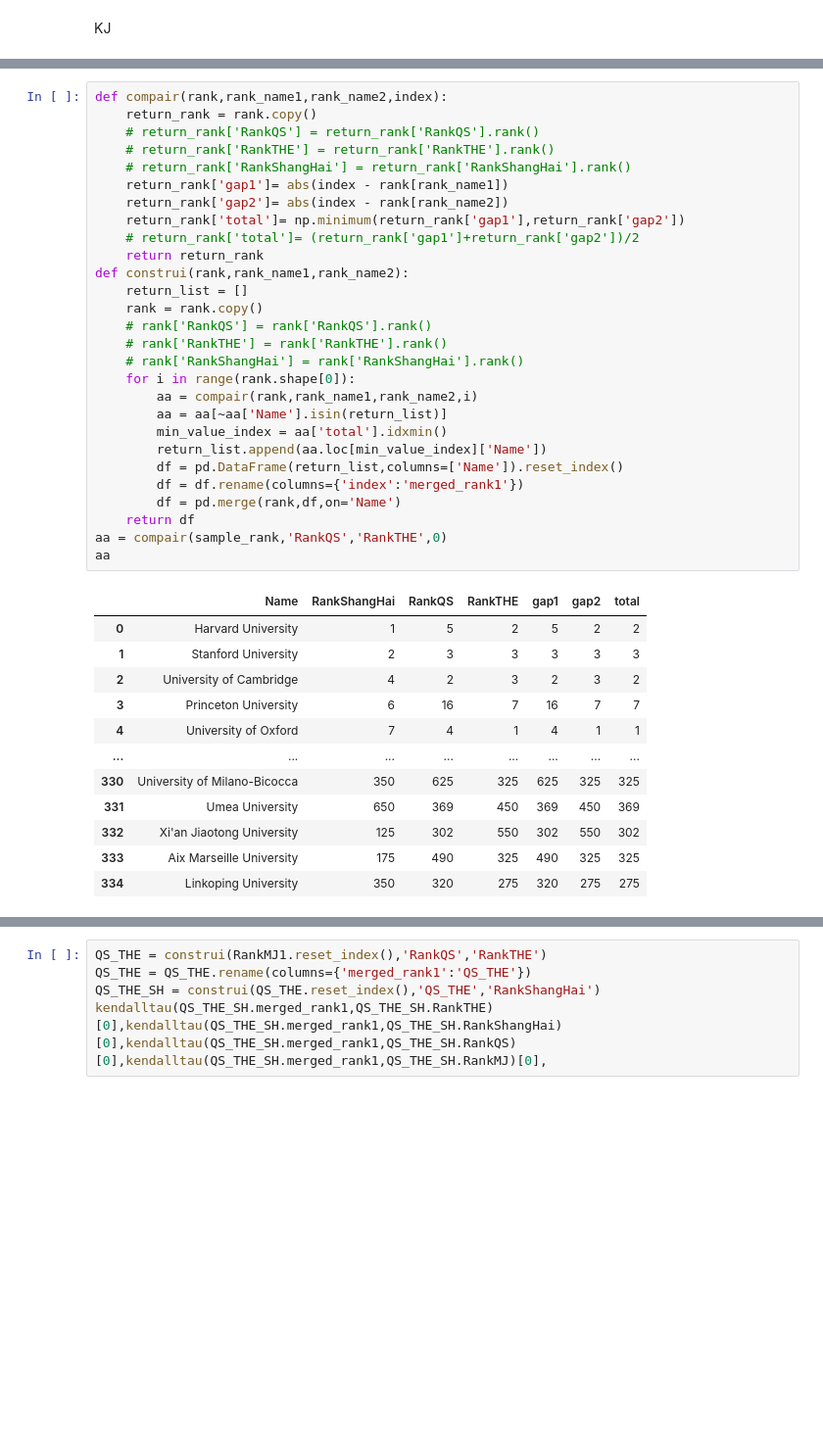
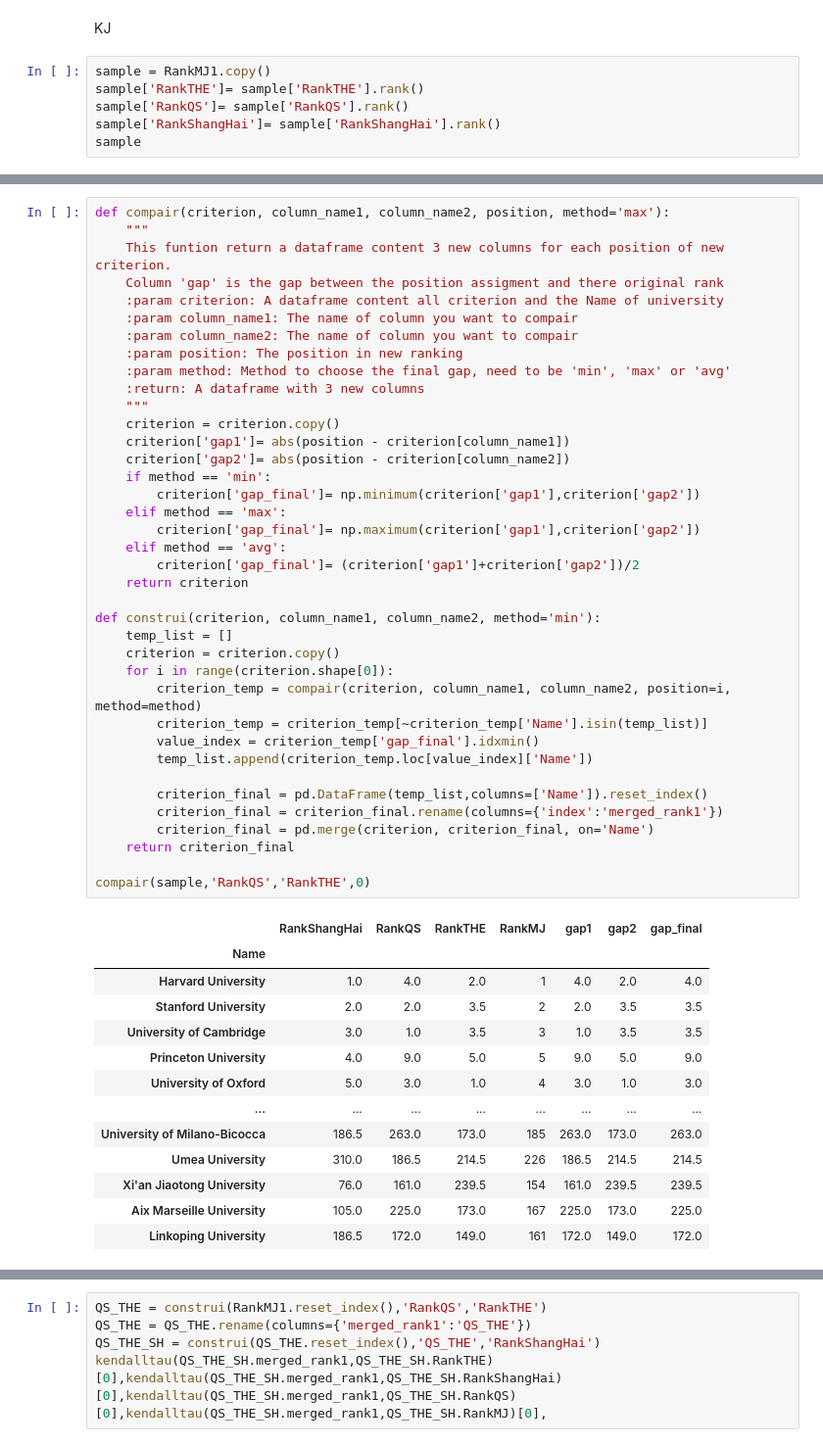
Before and after one commit to Menamot/ISCF, a Jupyter notebook: test.ipynb, the cells around one changed output, grey strips where cells are left out. Shown at 98% size. Saved outputs shown, nothing was run; the diff lists cells and outputs as text; blank space fills up the shorter version.

```diff
--- a/test.ipynb
+++ b/test.ipynb
@@ -285,3 +287,9 @@ RankMJ2
 335 rows × 5 columns
 # %% [markdown]
 KJ
+# %%
+sample = RankMJ1.copy()
+sample['RankTHE']= sample['RankTHE'].rank()
+sample['RankQS']= sample['RankQS'].rank()
+sample['RankShangHai']= sample['RankShangHai'].rank()
+sample
@@ -288,42 +311,53 @@ KJ
 # %%
-def compair(rank,rank_name1,rank_name2,index):
-    return_rank = rank.copy()
-    # return_rank['RankQS'] = return_rank['RankQS'].rank()
-    # return_rank['RankTHE'] = return_rank['RankTHE'].rank()
-    # return_rank['RankShangHai'] = return_rank['RankShangHai'].rank()
-    return_rank['gap1']= abs(index - rank[rank_name1])
-    return_rank['gap2']= abs(index - rank[rank_name2])
-    return_rank['total']= np.minimum(return_rank['gap1'],return_rank['gap2'])
-    # return_rank['total']= (return_rank['gap1']+return_rank['gap2'])/2
-    return return_rank
-def construi(rank,rank_name1,rank_name2):
-    return_list = []
-    rank = rank.copy()
-    # rank['RankQS'] = rank['RankQS'].rank()
-    # rank['RankTHE'] = rank['RankTHE'].rank()
-    # rank['RankShangHai'] = rank['RankShangHai'].rank()
-    for i in range(rank.shape[0]):
-        aa = compair(rank,rank_name1,rank_name2,i)
-        aa = aa[~aa['Name'].isin(return_list)]
-        min_value_index = aa['total'].idxmin()
-        return_list.append(aa.loc[min_value_index]['Name'])
-        df = pd.DataFrame(return_list,columns=['Name']).reset_index()
-        df = df.rename(columns={'index':'merged_rank1'})
-        df = pd.merge(rank,df,on='Name')
-    return df
-aa = compair(sample_rank,'RankQS','RankTHE',0)
-aa
+def compair(criterion, column_name1, column_name2, position, method='max'):
+    """
+    This funtion return a dataframe content 3 new columns for each position of new criterion.
+    Column 'gap' is the gap between the position assigment and there original rank
+    :param criterion: A dataframe content all criterion and the Name of university
+    :param column_name1: The name of column you want to compair
+    :param column_name2: The name of column you want to compair
+    :param position: The position in new ranking
+    :param method: Method to choose the final gap, need to be 'min', 'max' or 'avg'
+    :return: A dataframe with 3 new columns
+    """
+    criterion = criterion.copy()
+    criterion['gap1']= abs(position - criterion[column_name1])
+    criterion['gap2']= abs(position - criterion[column_name2])
+    if method == 'min':
+        criterion['gap_final']= np.minimum(criterion['gap1'],criterion['gap2'])
+    elif method == 'max':
+        criterion['gap_final']= np.maximum(criterion['gap1'],criterion['gap2'])
+    elif method == 'avg':
+        criterion['gap_final']= (criterion['gap1']+criterion['gap2'])/2
+    return criterion
+
+def construi(criterion, column_name1, column_name2, method='min'):
+    temp_list = []
+    criterion = criterion.copy()
+    for i in range(criterion.shape[0]):
+        criterion_temp = compair(criterion, column_name1, column_name2, position=i, method=method)
+        criterion_temp = criterion_temp[~criterion_temp['Name'].isin(temp_list)]
+        value_index = criterion_temp['gap_final'].idxmin()
+        temp_list.append(criterion_temp.loc[value_index]['Name'])
+
+        criterion_final = pd.DataFrame(temp_list,columns=['Name']).reset_index()
+        criterion_final = criterion_final.rename(columns={'index':'merged_rank1'})
+        criterion_final = pd.merge(criterion, criterion_final, on='Name')
+    return criterion_final
+
+compair(sample,'RankQS','RankTHE',0)
 # %% [output]
-|  | Name | RankShangHai | RankQS | RankTHE | gap1 | gap2 | total |
-| 0 | Harvard University | 1 | 5 | 2 | 5 | 2 | 2 |
-| 1 | Stanford University | 2 | 3 | 3 | 3 | 3 | 3 |
-| 2 | University of Cambridge | 4 | 2 | 3 | 2 | 3 | 2 |
-| 3 | Princeton University | 6 | 16 | 7 | 16 | 7 | 7 |
-| 4 | University of Oxford | 7 | 4 | 1 | 4 | 1 | 1 |
+|  | RankShangHai | RankQS | RankTHE | RankMJ | gap1 | gap2 | gap_final |
+| Name |  |  |  |  |  |  |  |
+| Harvard University | 1.0 | 4.0 | 2.0 | 1 | 4.0 | 2.0 | 4.0 |
+| Stanford University | 2.0 | 2.0 | 3.5 | 2 | 2.0 | 3.5 | 3.5 |
+| University of Cambridge | 3.0 | 1.0 | 3.5 | 3 | 1.0 | 3.5 | 3.5 |
+| Princeton University | 4.0 | 9.0 | 5.0 | 5 | 9.0 | 5.0 | 9.0 |
+| University of Oxford | 5.0 | 3.0 | 1.0 | 4 | 3.0 | 1.0 | 3.0 |
 | ... | ... | ... | ... | ... | ... | ... | ... |
-| 330 | University of Milano-Bicocca | 350 | 625 | 325 | 625 | 325 | 325 |
-| 331 | Umea University | 650 | 369 | 450 | 369 | 450 | 369 |
-| 332 | Xi'an Jiaotong University | 125 | 302 | 550 | 302 | 550 | 302 |
-| 333 | Aix Marseille University | 175 | 490 | 325 | 490 | 325 | 325 |
-| 334 | Linkoping University | 350 | 320 | 275 | 320 | 275 | 275 |
+| University of Milano-Bicocca | 186.5 | 263.0 | 173.0 | 185 | 263.0 | 173.0 | 263.0 |
+| Umea University | 310.0 | 186.5 | 214.5 | 226 | 186.5 | 214.5 | 214.5 |
+| Xi'an Jiaotong University | 76.0 | 161.0 | 239.5 | 154 | 161.0 | 239.5 | 239.5 |
+| Aix Marseille University | 105.0 | 225.0 | 173.0 | 167 | 225.0 | 173.0 | 225.0 |
+| Linkoping University | 186.5 | 172.0 | 149.0 | 161 | 172.0 | 149.0 | 172.0 |
 335 rows × 7 columns
```
Also changed, not shown: parts of 5 cells of this notebook.
